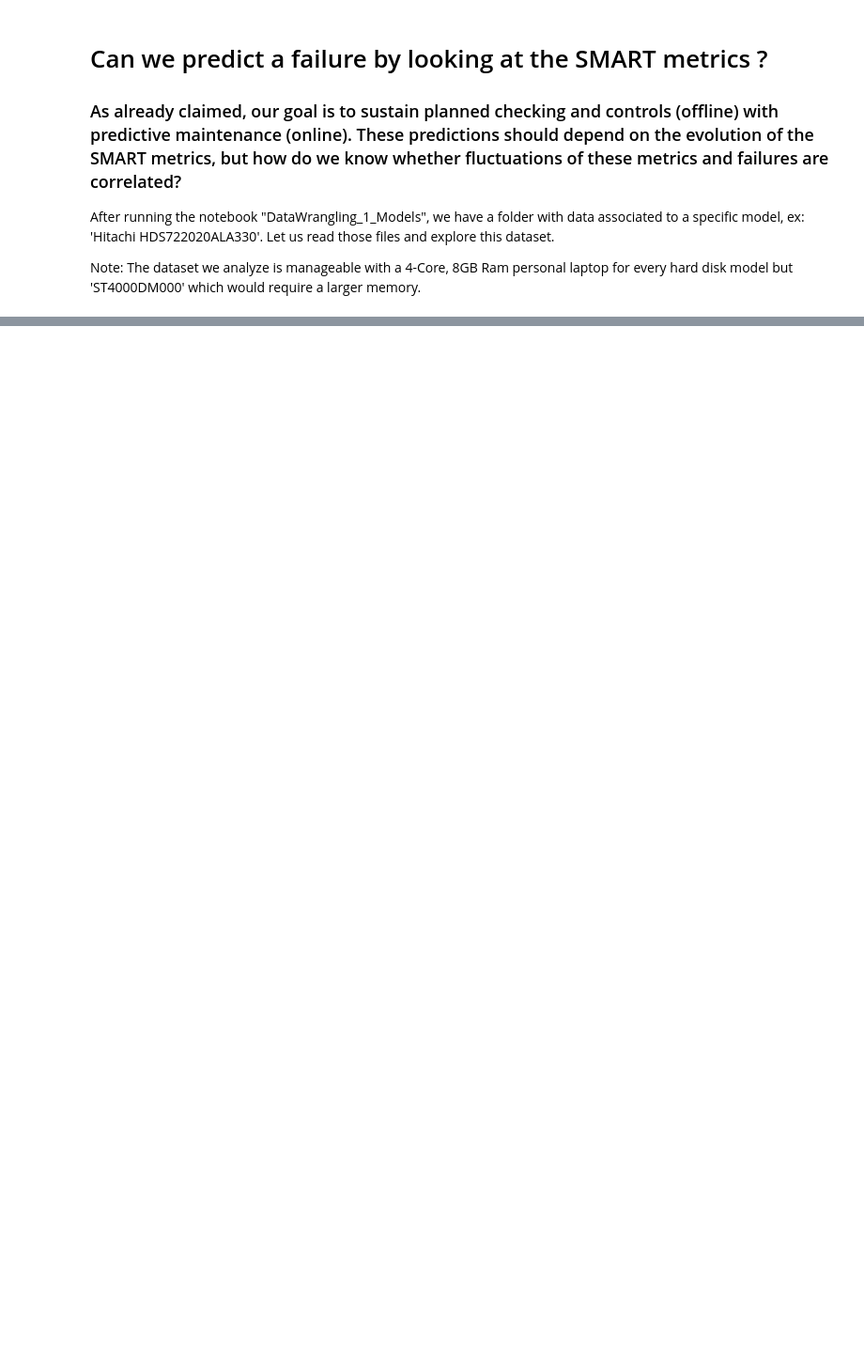
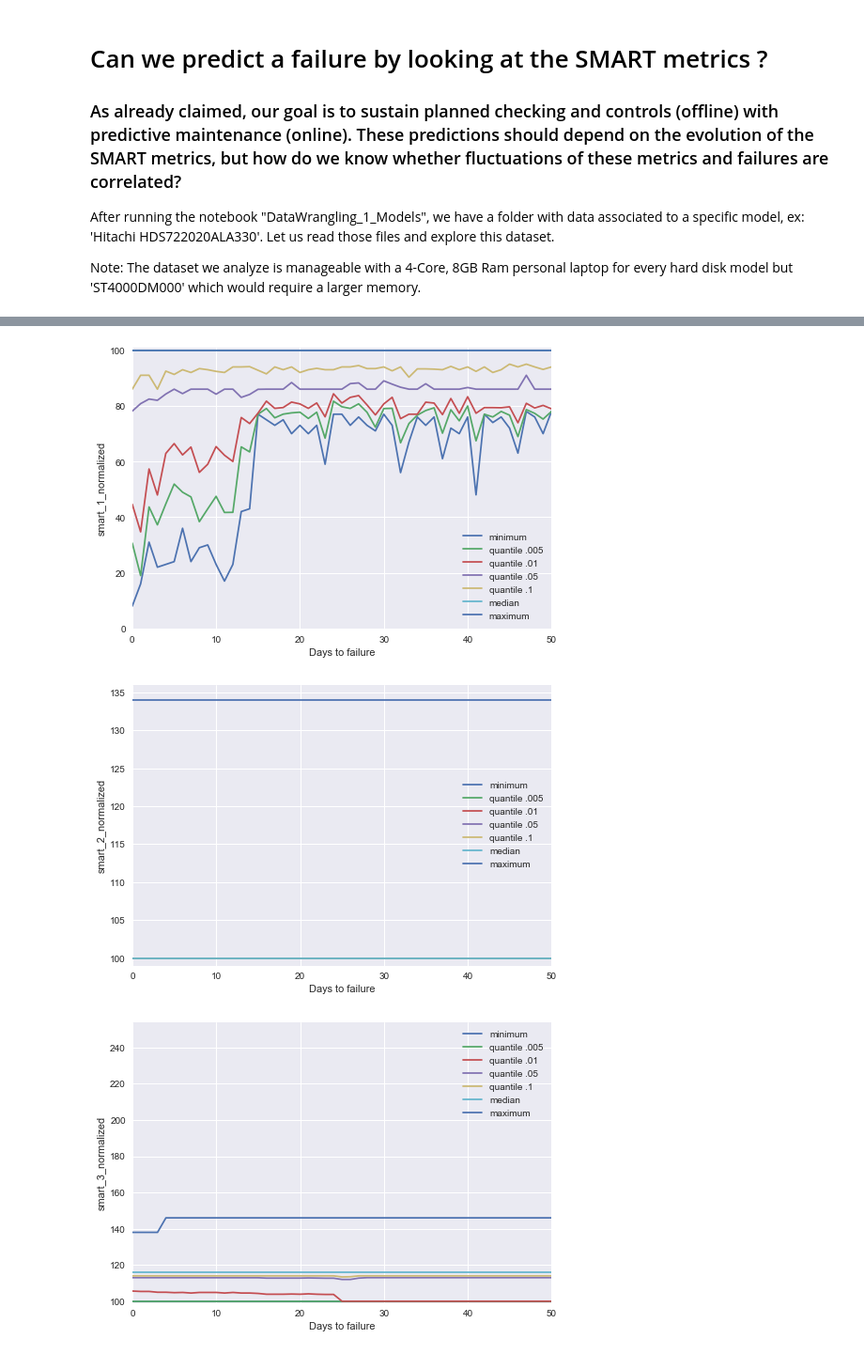
Before and after one commit to FabCec/planned_replacements, a Jupyter notebook: DataWrangling_2_SmartMetricsAndFailures.ipynb, the cells around one changed output, grey strips where cells are left out. Shown at 94% size. Saved outputs shown, nothing was run; the diff lists cells and outputs as text; code cells hidden in the pictures; blank space fills up the shorter version.

```diff
--- a/DataWrangling_2_SmartMetricsAndFailures.ipynb
+++ b/DataWrangling_2_SmartMetricsAndFailures.ipynb
@@ -144,0 +222,11 @@ for smart_metric in smart_metrics :
+# %%
+df_failing = df[df['failing_or_not'] == True].reset_index()
+
+del df_failing['failing_or_not']
+
+df_failing['days_to_failure'] = [ (df_serialnumber.date_last[df_failing.iloc[i,0]] - df_failing.iloc[i,1]).days for i in range(df_failing.shape[0])]
+
+del df_failing['date']
+del df_failing['failure']
+
+df_failing.head()
@@ -144,0 +240,38 @@ for smart_metric in smart_metrics :
+# %%
+perc_min = df_failing.groupby('days_to_failure')[smart_metrics].min()
+perc_005 = df_failing.groupby('days_to_failure')[smart_metrics].quantile(.005)
+perc_010 = df_failing.groupby('days_to_failure')[smart_metrics].quantile(.01)
+perc_050 = df_failing.groupby('days_to_failure')[smart_metrics].quantile(.05)
+perc_100 = df_failing.groupby('days_to_failure')[smart_metrics].quantile(.1)
+perc_500 = df_failing.groupby('days_to_failure')[smart_metrics].quantile(.5)
+perc_max = df_failing.groupby('days_to_failure')[smart_metrics].max()
+# %%
+# We now apply CompareHistograms to every SMART metric and plot the multi-bar histograms
+
+for smart_metric in smart_metrics :
+
+    _ = plt.plot(perc_min[smart_metric])
+    _ = plt.plot(perc_005[smart_metric])
+    _ = plt.plot(perc_010[smart_metric])
+    _ = plt.plot(perc_050[smart_metric])
+    _ = plt.plot(perc_100[smart_metric])
+    _ = plt.plot(perc_500[smart_metric])
+    _ = plt.plot(perc_max[smart_metric])
+
+
+    plt.axis( [0, 50, df_smartmetrics.loc['min',smart_metric] - 1, df_smartmetrics.loc['max',smart_metric] + 1] )
+    plt.xlabel('Days to failure')
+    plt.ylabel(smart_metric)
+    plt.legend(['minimum',
+                'quantile .005',
+                'quantile .01',
+                'quantile .05',
+                'quantile .1',
+                'median',
+                'maximum'])
+
+    plt.show()
+# %% [output]
+[figure, added]
+[figure, added]
+[figure, added]
```
Also changed, not shown: parts of 20 cells of this notebook.
